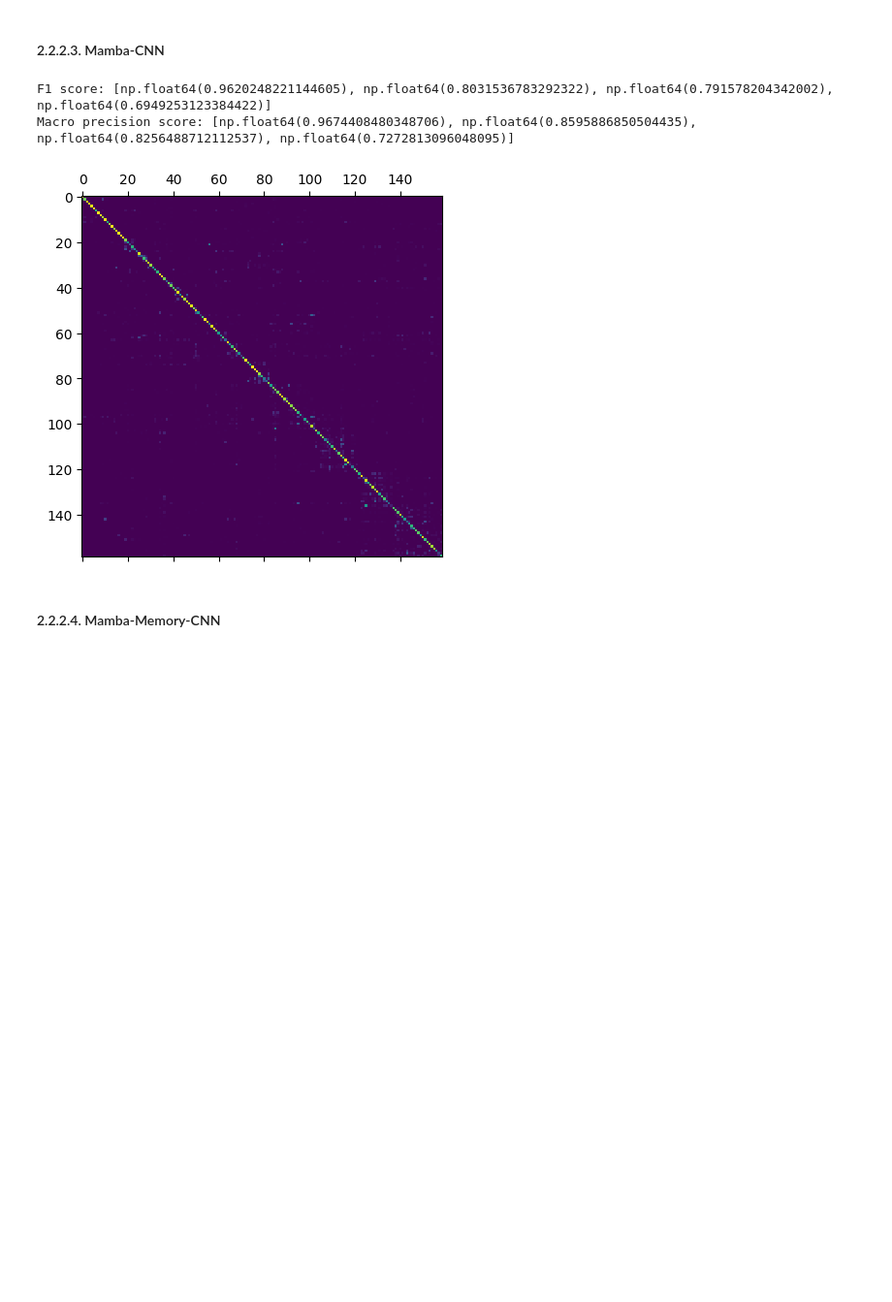
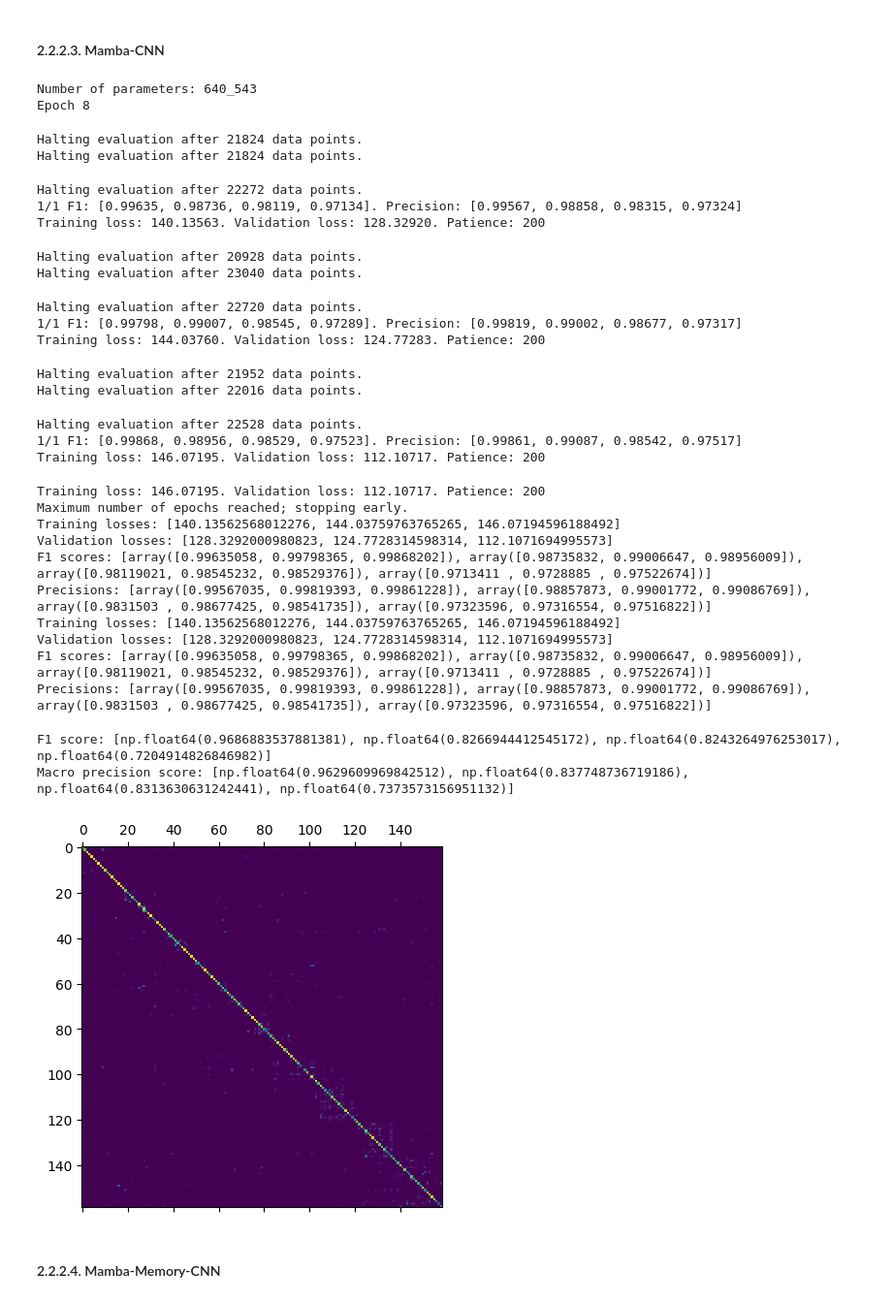
Before and after one commit to Vincent-Therrien/stelaro, a Jupyter notebook: demonstrations/classification.ipynb, the cells around one changed output. Shown at 97% size. Saved outputs shown, nothing was run; the diff lists cells and outputs as text; code cells hidden in the pictures; blank space fills up the shorter version.

```diff
--- a/demonstrations/classification.ipynb
+++ b/demonstrations/classification.ipynb
@@ -2041,10 +2041,16 @@ classifier = models.Classifier(
     format.to_tetramers,
     True
 )
-classifier.model.load_state_dict(load(f"{directory}weights_4_epoch.pt2"))
-# train_classifier(classifier, directory, (4, ), train_data, validation_data)
+classifier.model.load_state_dict(load(f"{directory}weights_8_epoch.pt2"))
+train_classifier(classifier, directory, (9, ), train_data, validation_data)
 # models.benchmark_classifier(classifier, test_data, "cuda", mapping, 300)
 # st_speed(classifier, 200)
 # print(models.p_r_f1(classifier, test_data, "cuda"))
 models.benchmark_classifier(classifier, test_data, "cuda", mapping, 400)
+
+# 5: F1 score: [np.float64(0.9581274379747967), np.float64(0.8198496952555855), np.float64(0.8066109930449833), np.float64(0.7066340671794517)]
+# 6: F1 score: [np.float64(0.9575924792883693), np.float64(0.8210061296543014), np.float64(0.8101561146152242), np.float64(0.7153970066991815)]
+# 7: F1 score: [np.float64(0.9543592087197483), np.float64(0.8249190451117001), np.float64(0.8162885856567241), np.float64(0.7192274798177792)]
+# 8: F1 score: [np.float64(0.9602059812199035), np.float64(0.8208595441819886), np.float64(0.8073914408233678), np.float64(0.7126263828189541)]
+# 9: F1 score: [np.float64(0.952831124547866), np.float64(0.8220346713673778), np.float64(0.8121298562269365), np.float64(0.7128396515781132)]
 # %% [output]
@@ -2076,10 +2109,17 @@ classifier = models.Classifier(
     format.to_tetramers,
     True
 )
-classifier.model.load_state_dict(load(f"{directory}weights_4_epoch.pt2"))
-# train_classifier(classifier, directory, (4, ), train_data, validation_data)
+classifier.model.load_state_dict(load(f"{directory}weights_8_epoch.pt2"))
+train_classifier(classifier, directory, (9, ), train_data, validation_data)
 # models.benchmark_classifier(classifier, test_data, "cuda", mapping, 300)
 # test_speed(classifier, 200)
 # print(models.p_r_f1(classifier, test_data, "cuda"))
 models.benchmark_classifier(classifier, test_data, "cuda", mapping, 400)
+
+# 4: F1 score: [np.float64(0.9554278686209658), np.float64(0.8125676519098218), np.float64(0.8049373540192228), np.float64(0.7032240854133256)]
+# 5: F1 score: [np.float64(0.9585000160798456), np.float64(0.8074905831298531), np.float64(0.7989422763092671), np.float64(0.7036282390189205)]
+# 6: F1 score: [np.float64(0.9568897186258936), np.float64(0.8239810746330507), np.float64(0.8123791666839564), np.float64(0.7085139335429842)]
+# 7: F1 score: [np.float64(0.9570748853623459), np.float64(0.8162802357193158), np.float64(0.804840269580902), np.float64(0.710373792781098)]
+# 8: F1 score: [np.float64(0.9585586778281732), np.float64(0.8276883282395963), np.float64(0.8119001738076925), np.float64(0.7122839360949395)]
+# 9: F1 score: [np.float64(0.9503548890115172), np.float64(0.8140779801228791), np.float64(0.8025700830168063), np.float64(0.7124441256716015)]
 # %% [output]
@@ -2091,35 +2158,68 @@ Macro precision score: [np.float64(0.9433260267843655), np.float64(0.82514609863
 # %%
 directory = f"{LONG_TRAINED_MODELS}mamba_cnn/"
 mkdir(directory)
 from torch import load
 from stelaro.models import ssm
 
 classifier = models.Classifier(
     READ_LENGTH // 4,
     mapping,
     "cuda",
     ssm.MambaSequenceClassifierCNN(
         N=None,
         num_classes=len(mapping),
         d_model=128,
         n_layers=4,
         d_state=16,
         d_conv=4,
         expand=2
     ),
     format.to_channels,
     True
 )
-classifier.model.load_state_dict(load(f"{directory}weights_4_epoch.pt2"))
-# train_classifier(classifier, directory, (4, ), train_data, validation_data)
+classifier.model.load_state_dict(load(f"{directory}weights_7_epoch.pt2"))
+train_classifier(classifier, directory, (8, ), train_data, validation_data)
 # models.benchmark_classifier(classifier, test_data, "cuda", mapping, 300)
 # test_speed(classifier, 200)
 # print(models.p_r_f1(classifier, test_data, "cuda"))
 models.benchmark_classifier(classifier, test_data, "cuda", mapping, 400)
+
+# 4: F1 score: [np.float64(0.9620248221144605), np.float64(0.8031536783292322), np.float64(0.791578204342002), np.float64(0.6949253123384422)]
+# 5: F1 score: [np.float64(0.9566838740153315), np.float64(0.8074883618869223), np.float64(0.8006030112378008), np.float64(0.7089489783859156)]
+# 6: F1 score: [np.float64(0.969947978705383), np.float64(0.8267046191400509), np.float64(0.8129804535593037), np.float64(0.7122987469154967)]
+# 7: F1 score: [np.float64(0.9673499950237066), np.float64(0.8221931800698263), np.float64(0.8096175951329587), np.float64(0.7208238564713998)]
+# 8: F1 score: [np.float64(0.9686883537881381), np.float64(0.8266944412545172), np.float64(0.8243264976253017), np.float64(0.7204914826846982)]
 # %% [output]
-F1 score: [np.float64(0.9620248221144605), np.float64(0.8031536783292322), np.float64(0.791578204342002), np.float64(0.6949253123384422)]
-Macro precision score: [np.float64(0.9674408480348706), np.float64(0.8595886850504435), np.float64(0.8256488712112537), np.float64(0.7272813096048095)]
+Number of parameters: 640_543
+Epoch 8
+Halting evaluation after 21824 data points.
+Halting evaluation after 21824 data points.
+Halting evaluation after 22272 data points.
+1/1 F1: [0.99635, 0.98736, 0.98119, 0.97134]. Precision: [0.99567, 0.98858, 0.98315, 0.97324]
+Training loss: 140.13563. Validation loss: 128.32920. Patience: 200
+Halting evaluation after 20928 data points.
+Halting evaluation after 23040 data points.
+Halting evaluation after 22720 data points.
+1/1 F1: [0.99798, 0.99007, 0.98545, 0.97289]. Precision: [0.99819, 0.99002, 0.98677, 0.97317]
+Training loss: 144.03760. Validation loss: 124.77283. Patience: 200
+Halting evaluation after 21952 data points.
+Halting evaluation after 22016 data points.
+Halting evaluation after 22528 data points.
+1/1 F1: [0.99868, 0.98956, 0.98529, 0.97523]. Precision: [0.99861, 0.99087, 0.98542, 0.97517]
+Training loss: 146.07195. Validation loss: 112.10717. Patience: 200
+Training loss: 146.07195. Validation loss: 112.10717. Patience: 200
+Maximum number of epochs reached; stopping early.
+Training losses: [140.13562568012276, 144.03759763765265, 146.07194596188492]
+Validation losses: [128.3292000980823, 124.7728314598314, 112.1071694995573]
+F1 scores: [array([0.99635058, 0.99798365, 0.99868202]), array([0.98735832, 0.99006647, 0.98956009]), array([0.98119021, 0.98545232, 0.98529376]), array([0.9713411 , 0.9728885 , 0.97522674])]
+Precisions: [array([0.99567035, 0.99819393, 0.99861228]), array([0.98857873, 0.99001772, 0.99086769]), array([0.9831503 , 0.98677425, 0.98541735]), array([0.97323596, 0.97316554, 0.97516822])]
+Training losses: [140.13562568012276, 144.03759763765265, 146.07194596188492]
+Validation losses: [128.3292000980823, 124.7728314598314, 112.1071694995573]
+F1 scores: [array([0.99635058, 0.99798365, 0.99868202]), array([0.98735832, 0.99006647, 0.98956009]), array([0.98119021, 0.98545232, 0.98529376]), array([0.9713411 , 0.9728885 , 0.97522674])]
+Precisions: [array([0.99567035, 0.99819393, 0.99861228]), array([0.98857873, 0.99001772, 0.99086769]), array([0.9831503 , 0.98677425, 0.98541735]), array([0.97323596, 0.97316554, 0.97516822])]
+F1 score: [np.float64(0.9686883537881381), np.float64(0.8266944412545172), np.float64(0.8243264976253017), np.float64(0.7204914826846982)]
+Macro precision score: [np.float64(0.9629609969842512), np.float64(0.837748736719186), np.float64(0.8313630631242441), np.float64(0.7373573156951132)]
-[figure, old version]
+[figure, new version]
 # %% [markdown]
 #### 2.2.2.4. Mamba-Memory-CNN
 # %%
```
Also changed, not shown: parts of 13 cells of this notebook, 1 other file.
